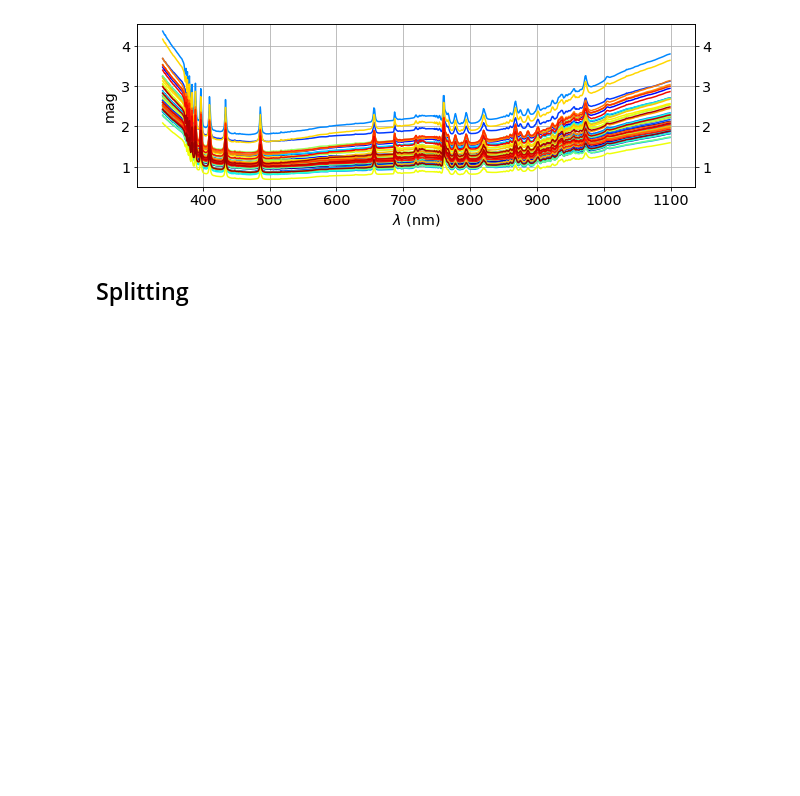
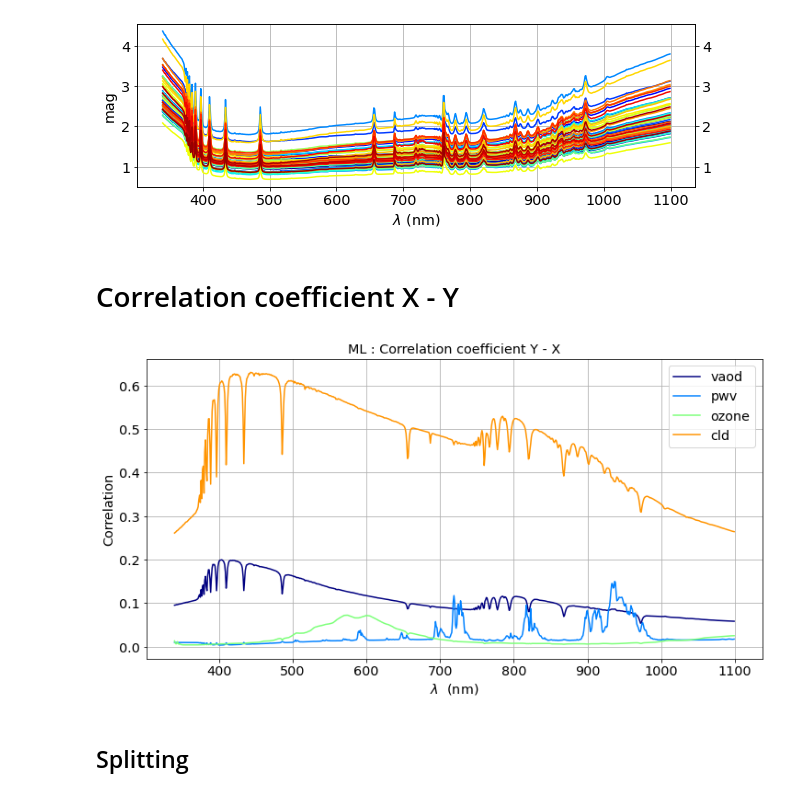
Before and after one commit to sylvielsstfr/PhotomCorrectAuxTel, a Jupyter notebook: analysis/MLfit_atm2/MLfit_atmlsst_cloud_varz.ipynb, the cells around one changed output. Saved outputs shown, nothing was run; the diff lists cells and outputs as text; code cells hidden in the pictures; blank space fills up the shorter version.

Commit message:
add correlation coefficient

```diff
--- a/analysis/MLfit_atm2/MLfit_atmlsst_cloud_varz.ipynb
+++ b/analysis/MLfit_atm2/MLfit_atmlsst_cloud_varz.ipynb
@@ -987,6 +1115,7 @@ if FLAG_PLOT:
 ### concatenate VAOD,PWV, Ozone
 # %%
 Y=np.concatenate((vaodarr,pwvarr,o3arr,cldarr),axis=1)
+Ylabel=["vaod","pwv","ozone","cld"]
 # %% [markdown]
 ### Use magnitudes for X
 # %%
@@ -1134,6 +1263,42 @@ if FLAG_PLOT:
     ax1.set_ylim(ax.get_ylim())
 # %% [output]
 [figure]
+# %% [markdown]
+# Correlation coefficient X - Y
+# %%
+if FLAG_PLOT:
+
+    fig = plt.figure(figsize=(12, 6))
+    ax = fig.add_subplot(111)
+
+    Ny=Y.shape[1]
+    Nx=X.shape[1]
+
+    N=Ny
+    jet = plt.get_cmap('jet')
+    cNorm = colors.Normalize(vmin=0, vmax=N)
+    scalarMap = cmx.ScalarMappable(norm=cNorm, cmap=jet)
+    all_colors = scalarMap.to_rgba(np.arange(N), alpha=1)
+
+    corr=np.zeros((Ny,Nx))
+
+    for iy in np.arange(Ny):
+        y=Y[:,iy]
+
+        for ix in np.arange(Nx):
+            x=X[:,ix]
+            R=np.corrcoef(x=x, y=y, rowvar=False)
+            corr[iy,ix]=R[0,1]
+
+        ax.plot(wl,corr[iy,:],color=all_colors[iy],label=Ylabel[iy])
+
+    ax.legend()
+    ax.set_xlabel("$\lambda$  (nm)")
+    ax.set_ylabel("Correlation")
+    ax.set_title("ML : Correlation coefficient Y - X")
+    ax.grid()
+# %% [output]
+[figure, added]
 # %% [markdown]
 ## Splitting
 # %%
```
Also changed, not shown: parts of 64 cells of this notebook, 1 other file.
